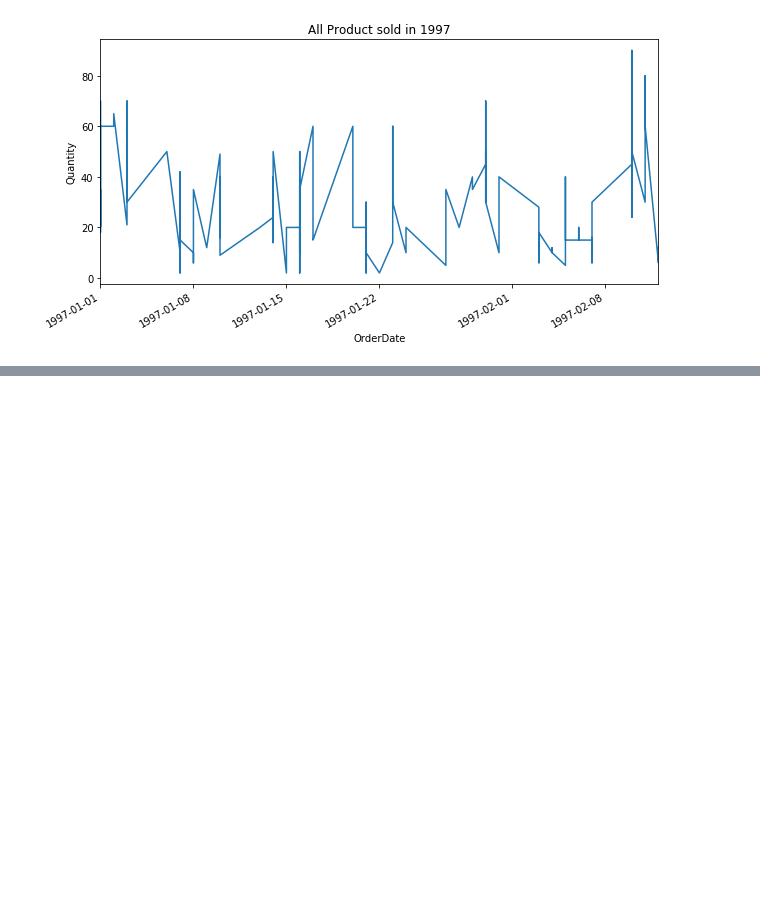
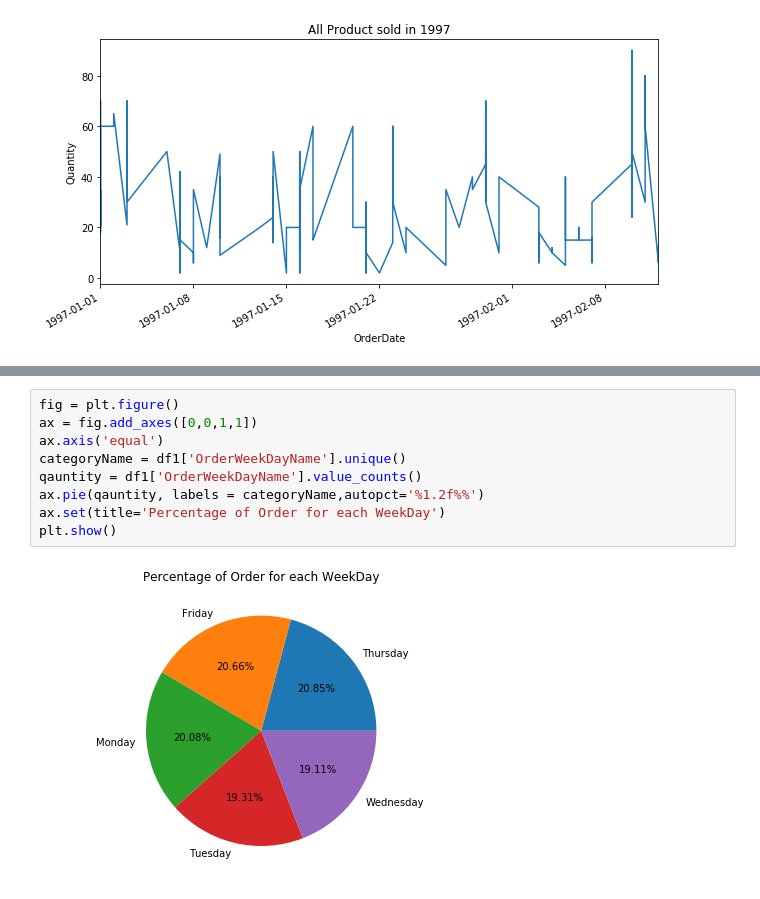
Before and after one commit to koro143/SQLite3, a Jupyter notebook: Sample Logistic Data.ipynb, the cells around one changed output, grey strips where cells are left out. Drawn from its saved outputs; the diff is of its cells as text; blank space fills up the shorter version.

```diff
--- a/Sample Logistic Data.ipynb
+++ b/Sample Logistic Data.ipynb
@@ -455,0 +512,11 @@ ax1.set(title='All Product sold in 1997', ylabel='Quantity')
+# %%
+fig = plt.figure()
+ax = fig.add_axes([0,0,1,1])
+ax.axis('equal')
+categoryName = df1['OrderWeekDayName'].unique()
+qauntity = df1['OrderWeekDayName'].value_counts()
+ax.pie(qauntity, labels = categoryName,autopct='%1.2f%%')
+ax.set(title='Percentage of Order for each WeekDay')
+plt.show()
+# %% [output]
+[figure, added]
```
Also changed, not shown: parts of 8 cells of this notebook.
